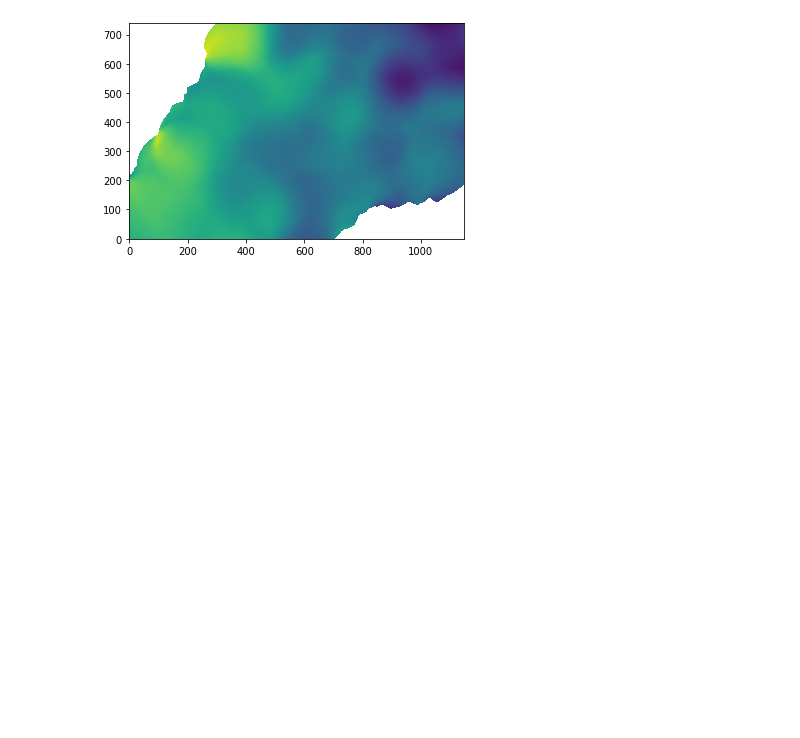
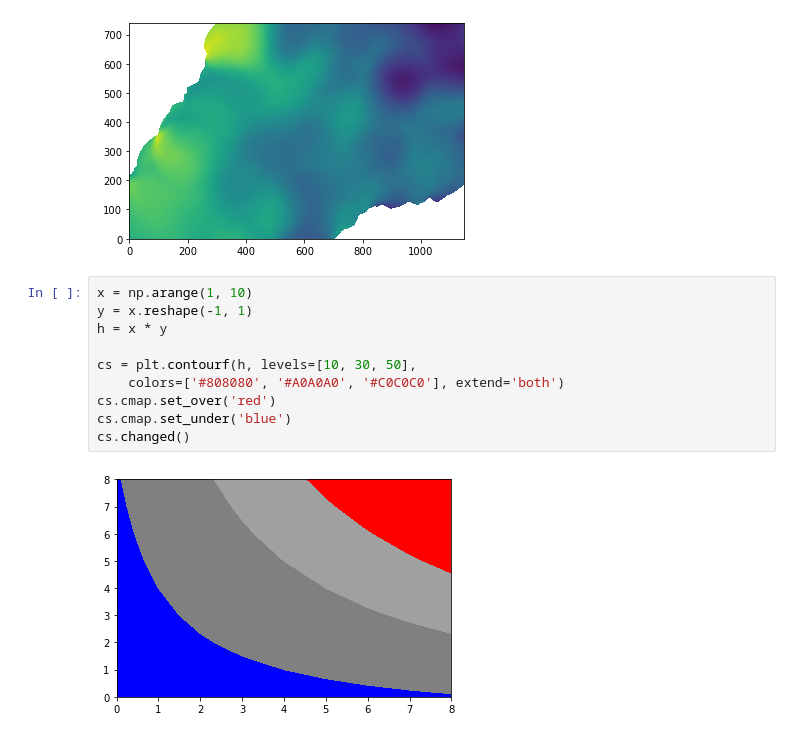
Before and after one commit to Lupin123123/-shumogongjuku, a Jupyter notebook: 作图/等高线图（实例）.ipynb, the cells around one changed output. Saved outputs shown, nothing was run; the diff lists cells and outputs as text; blank space fills up the shorter version.

```diff
--- a/作图/等高线图（实例）.ipynb
+++ b/作图/等高线图（实例）.ipynb
@@ -22,3 +24,15 @@ plt.imshow(z_grid, origin='lower')
 plt.show()
 # %% [output]
 [figure]
+# %%
+x = np.arange(1, 10)
+y = x.reshape(-1, 1)
+h = x * y
+
+cs = plt.contourf(h, levels=[10, 30, 50],
+    colors=['#808080', '#A0A0A0', '#C0C0C0'], extend='both')
+cs.cmap.set_over('red')
+cs.cmap.set_under('blue')
+cs.changed()
+# %% [output]
+[figure, added]
```
Also changed, not shown: parts of 1 cell of this notebook, 14 other files.
